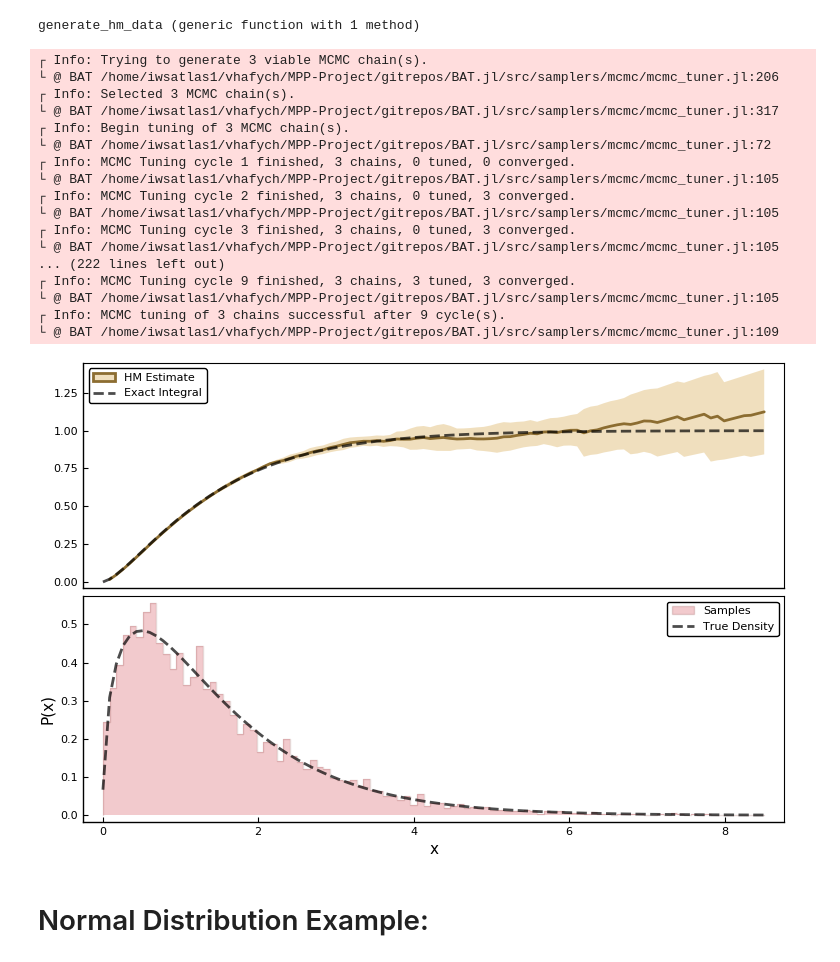
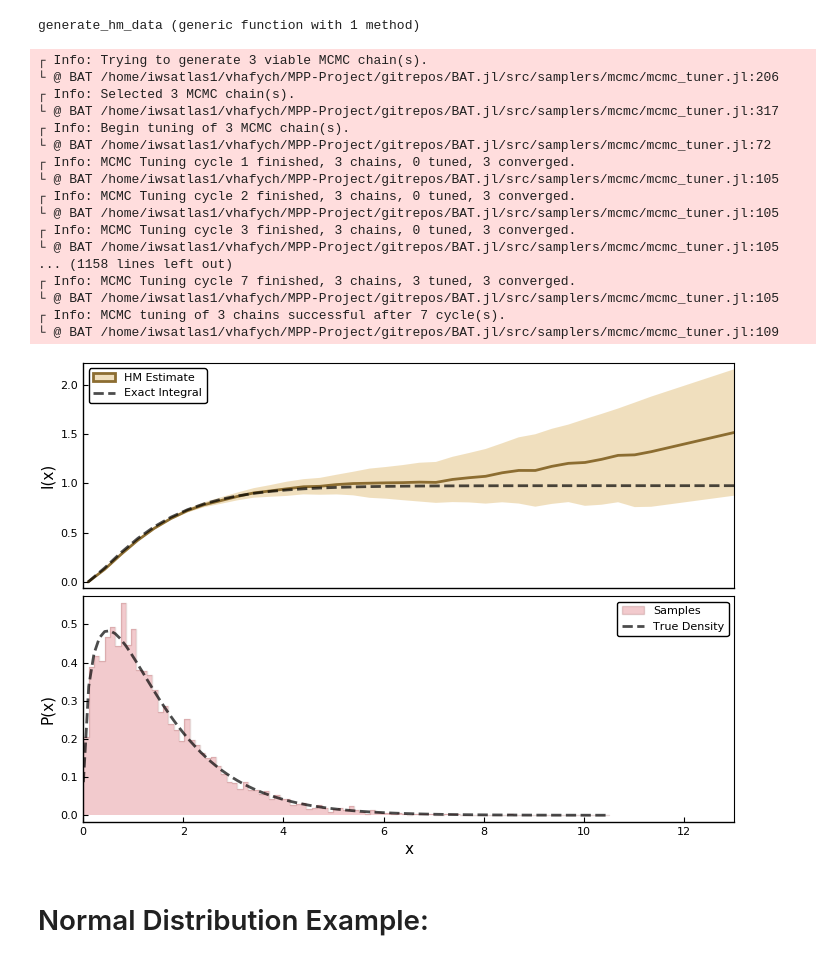
Before and after one commit to VasylHafych/AHMI_Publication, a Jupyter notebook: 1-HarmonicMean.ipynb, the cells around one changed output. Cells and saved outputs as stored; diff of their text form; code cells hidden in the pictures.

```diff
--- a/1-HarmonicMean.ipynb
+++ b/1-HarmonicMean.ipynb
@@ -123,9 +102,9 @@ end
 # %% [output]
 generate_hm_data (generic function with 1 method)
 # %%
-x_range =  bins #range(0.1, stop=15, length=30)
+x_range =  range(0.1, stop=13, length=40)
 
-hm_estimates, hm_std, cuba_integrals = generate_hm_data(posterior, x_range, Norm_prior, density_f);
+hm_estimates, hm_std, cuba_integrals = generate_hm_data(posterior, x_range, Norm_prior, density_f, n_trials=50);
 # %% [output]
 ┌ Info: Trying to generate 3 viable MCMC chain(s).
 └ @ BAT /home/iwsatlas1/vhafych/MPP-Project/gitrepos/BAT.jl/src/samplers/mcmc/mcmc_tuner.jl:206
@@ -133,25 +112,73 @@ hm_estimates, hm_std, cuba_integrals = generate_hm_data(posterior, x_range, Norm
 └ @ BAT /home/iwsatlas1/vhafych/MPP-Project/gitrepos/BAT.jl/src/samplers/mcmc/mcmc_tuner.jl:317
 ┌ Info: Begin tuning of 3 MCMC chain(s).
 └ @ BAT /home/iwsatlas1/vhafych/MPP-Project/gitrepos/BAT.jl/src/samplers/mcmc/mcmc_tuner.jl:72
-┌ Info: MCMC Tuning cycle 1 finished, 3 chains, 0 tuned, 0 converged.
+┌ Info: MCMC Tuning cycle 1 finished, 3 chains, 0 tuned, 3 converged.
 └ @ BAT /home/iwsatlas1/vhafych/MPP-Project/gitrepos/BAT.jl/src/samplers/mcmc/mcmc_tuner.jl:105
 ┌ Info: MCMC Tuning cycle 2 finished, 3 chains, 0 tuned, 3 converged.
 └ @ BAT /home/iwsatlas1/vhafych/MPP-Project/gitrepos/BAT.jl/src/samplers/mcmc/mcmc_tuner.jl:105
 ┌ Info: MCMC Tuning cycle 3 finished, 3 chains, 0 tuned, 3 converged.
 └ @ BAT /home/iwsatlas1/vhafych/MPP-Project/gitrepos/BAT.jl/src/samplers/mcmc/mcmc_tuner.jl:105
-... (222 lines left out)
-┌ Info: MCMC Tuning cycle 9 finished, 3 chains, 3 tuned, 3 converged.
+... (1158 lines left out)
+┌ Info: MCMC Tuning cycle 7 finished, 3 chains, 3 tuned, 3 converged.
 └ @ BAT /home/iwsatlas1/vhafych/MPP-Project/gitrepos/BAT.jl/src/samplers/mcmc/mcmc_tuner.jl:105
-┌ Info: MCMC tuning of 3 chains successful after 9 cycle(s).
+┌ Info: MCMC tuning of 3 chains successful after 7 cycle(s).
 └ @ BAT /home/iwsatlas1/vhafych/MPP-Project/gitrepos/BAT.jl/src/samplers/mcmc/mcmc_tuner.jl:109
 # %%
 line_colors = ColorSchemes.tab20b
 
-p2 = plot(x_range, hm_estimates, lw=2, linecolor=line_colors[9], fillcolor=line_colors[12], ribbon=hm_std,  fillalpha=0.6, grid=false, frame=true, xaxis=nothing, label="HM Estimate")
-p2 = plot!(x_range, cuba_integrals, linestyle=:dash, color=:black, linealpha=0.7, lw=2, label="Exact Integral", legend=:topleft)
-plot(p2, p, layout = (2,1))
+p1 = plot(hist,
+        seriestype = :steps,
+        linecolor=line_colors[13],
+        linealpha=0.2,
+        fill=true,
+        fillcolor=line_colors[16],
+        fillalpha=0.5,
+        label="Samples"
+    )
+
+p1 = plot!(bins, x->density_f(x),
+        linecolor=:black,
+        linestyle=:dash,
+        linealpha=0.7,
+        lw=2,
+        label="True Density"
+    )
+
+p1 = plot!(grid=:false,
+        xlims=(0.0, x_range[end]),
+        frame=true,
+        xlabel="x",
+        ylabel="P(x)"
+    )
+
+p2 = plot(x_range, hm_estimates,
+        lw=2,
+        linecolor=line_colors[9],
+        fillcolor=line_colors[12],
+        ribbon=hm_std,
+        fillalpha=0.6,
+        label="HM Estimate"
+    )
+
+p2 = plot!(x_range, cuba_integrals,
+        linestyle=:dash,
+        color=:black,
+        linealpha=0.7,
+        lw=2,
+        label="Exact Integral",
+    )
+
+p2 = plot!(legend=:topleft,
+        xlims=(0.0, x_range[end]),
+        ylabel="I(x)",
+        grid=false,
+        frame=true,
+        xaxis=nothing,
+    )
+
+p3 = plot(p2, p1, layout = (2,1), size=(700,500))
 # %% [output]
-[figure, old version]
+[figure, new version]
 # %% [markdown]
 # Normal Distribution Example:
 # %%
```
Also changed, not shown: parts of 23 cells of this notebook.
